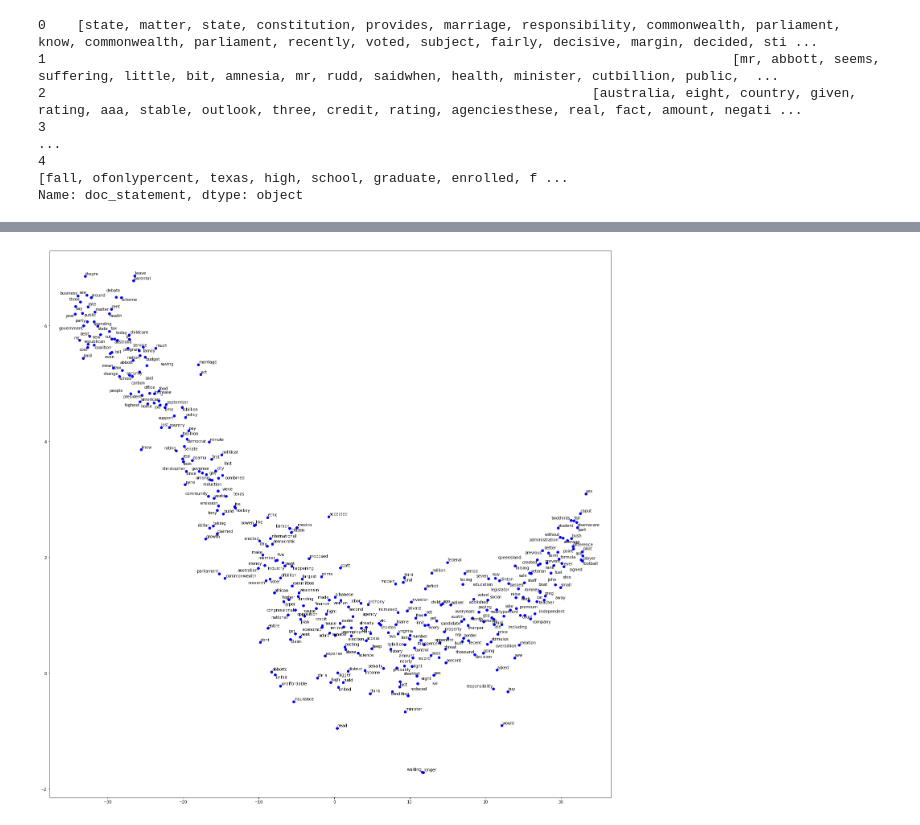
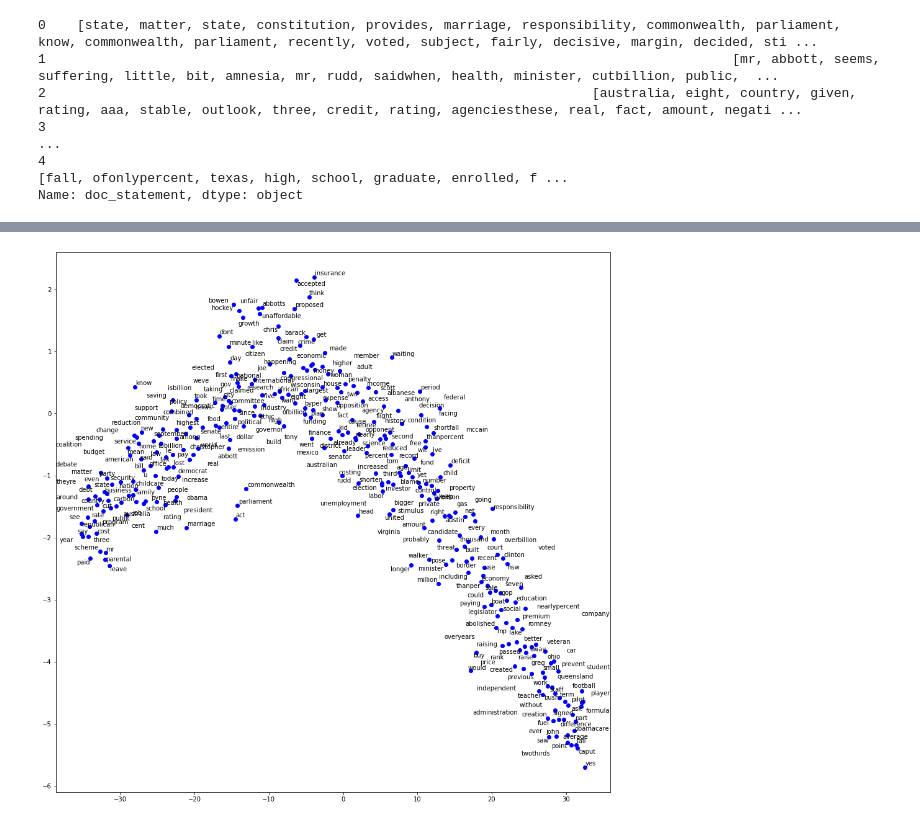
Before and after one commit to EyeofBeholder-NLeSC/play-around-sample-set, a Jupyter notebook: notebooks/IPM_text_vis.ipynb, the cells around one changed output, grey strips where cells are left out. Drawn from its saved outputs; the diff is of its cells as text; code cells hidden in the pictures.

Commit message:
plot: corpus

```diff
--- a/notebooks/IPM_text_vis.ipynb
+++ b/notebooks/IPM_text_vis.ipynb
@@ -113,15 +113,15 @@ vectors_2d = tsne_model.fit_transform(tokens)
 # %%
 # plot semantic space
 x = []
 y = []
 for v in vectors_2d:
     x.append(v[0])
     y.append(v[1])
 
-plt.figure(figsize=(25, 25))
+plt.figure(figsize=(16, 16))
 plt.plot(x, y, "bo")
 texts = [plt.text(x[i], y[i], labels[i]) for i in range(len(x))]
 adjust_text(texts)
 plt.show()
 # %% [output]
-[figure, old version]
+[figure, new version]
```
Also changed, not shown: parts of 2 cells of this notebook.
